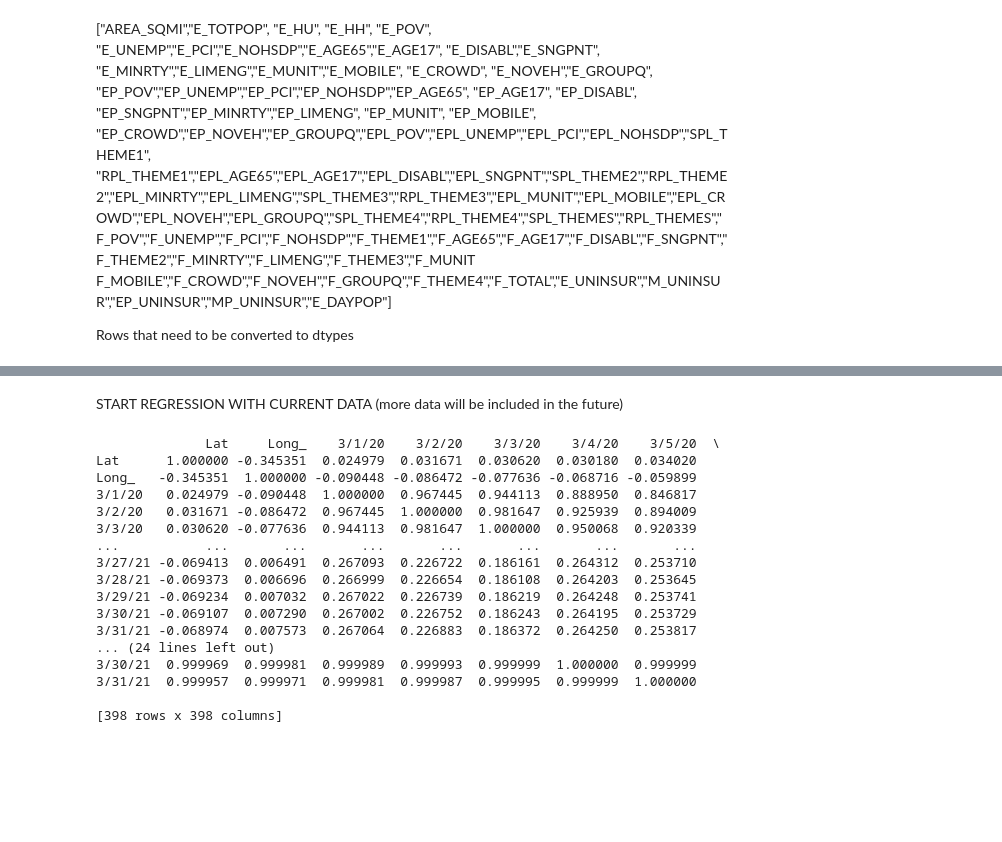
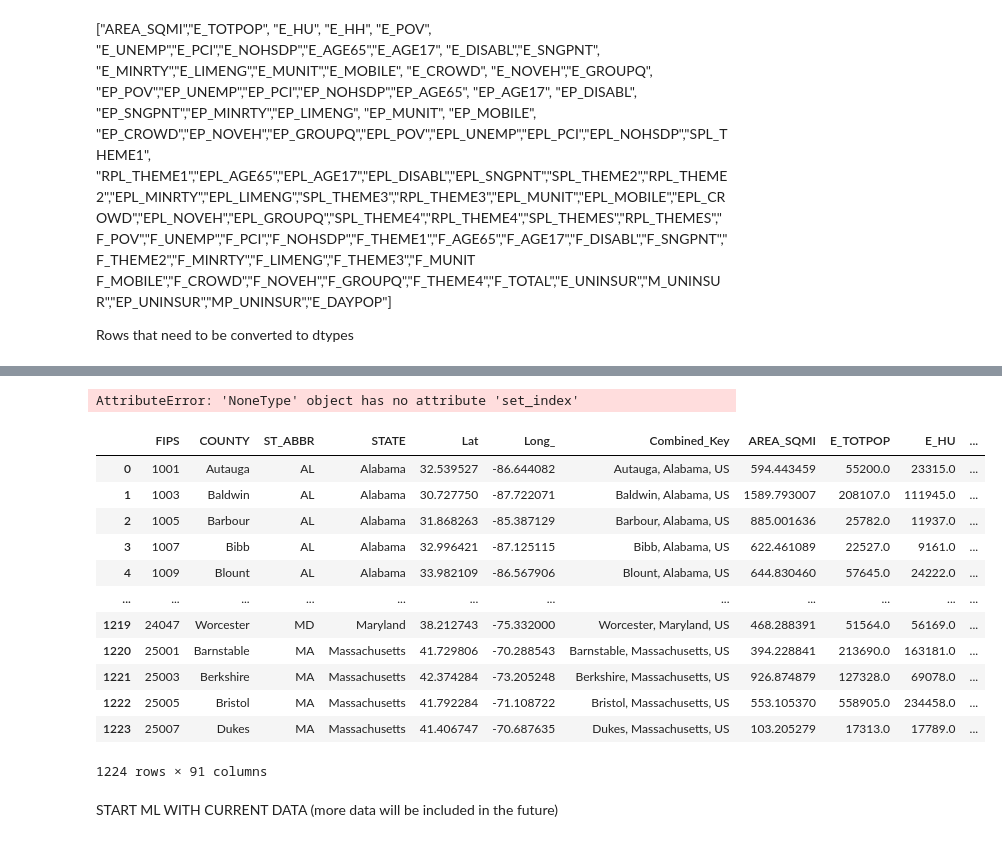
Before and after one commit to sdguerrette/capstone_project, a Jupyter notebook: Deliverable_1/Deliverable_1.ipynb, the cells around one changed output, grey strips where cells are left out. Cells and saved outputs as stored; diff of their text form; code cells hidden in the pictures; blank space fills up the shorter version.

```diff
--- a/Deliverable_1/Deliverable_1.ipynb
+++ b/Deliverable_1/Deliverable_1.ipynb
@@ -156,27 +210,24 @@ SVI_cases_df[["AREA_SQMI","E_TOTPOP", "E_HU", "E_HH", "E_POV", "E_UNEMP","E_PCI"
+# %%
+# make date index
+cases_FIPS_df.set_index("DATE")
+# %% [output]
+AttributeError: 'NoneType' object has no attribute 'set_index'
+# %%
+SVI_FIPS_df = pd.read_csv("resources/merged_data/SVI_data_by_FIPS.csv")
+SVI_FIPS_df
+# %% [output]
+|  | FIPS | COUNTY | ST_ABBR | STATE | Lat | Long_ | Combined_Key | AREA_SQMI | E_TOTPOP | E_HU | ... |
+| 0 | 1001 | Autauga | AL | Alabama | 32.539527 | -86.644082 | Autauga, Alabama, US | 594.443459 | 55200.0 | 23315.0 | ... |
+| 1 | 1003 | Baldwin | AL | Alabama | 30.727750 | -87.722071 | Baldwin, Alabama, US | 1589.793007 | 208107.0 | 111945.0 | ... |
+| 2 | 1005 | Barbour | AL | Alabama | 31.868263 | -85.387129 | Barbour, Alabama, US | 885.001636 | 25782.0 | 11937.0 | ... |
+| 3 | 1007 | Bibb | AL | Alabama | 32.996421 | -87.125115 | Bibb, Alabama, US | 622.461089 | 22527.0 | 9161.0 | ... |
+| 4 | 1009 | Blount | AL | Alabama | 33.982109 | -86.567906 | Blount, Alabama, US | 644.830460 | 57645.0 | 24222.0 | ... |
+| ... | ... | ... | ... | ... | ... | ... | ... | ... | ... | ... | ... |
+| 1219 | 24047 | Worcester | MD | Maryland | 38.212743 | -75.332000 | Worcester, Maryland, US | 468.288391 | 51564.0 | 56169.0 | ... |
+| 1220 | 25001 | Barnstable | MA | Massachusetts | 41.729806 | -70.288543 | Barnstable, Massachusetts, US | 394.228841 | 213690.0 | 163181.0 | ... |
+| 1221 | 25003 | Berkshire | MA | Massachusetts | 42.374284 | -73.205248 | Berkshire, Massachusetts, US | 926.874879 | 127328.0 | 69078.0 | ... |
+| 1222 | 25005 | Bristol | MA | Massachusetts | 41.792284 | -71.108722 | Bristol, Massachusetts, US | 553.105370 | 558905.0 | 234458.0 | ... |
+| 1223 | 25007 | Dukes | MA | Massachusetts | 41.406747 | -70.687635 | Dukes, Massachusetts, US | 103.205279 | 17313.0 | 17789.0 | ... |
+1224 rows × 91 columns
 # %% [markdown]
-START REGRESSION WITH CURRENT DATA (more data will be included in the future)
+START ML WITH CURRENT DATA (more data will be included in the future)
-# %%
-# view correlation tables
-import seaborn as sn
-import matplotlib.pyplot as plt
-
-corrMatrix = SVI_cases_df.corr()
-print (corrMatrix)
-# %% [output]
-              Lat     Long_    3/1/20    3/2/20    3/3/20    3/4/20    3/5/20  \
-Lat      1.000000 -0.345351  0.024979  0.031671  0.030620  0.030180  0.034020
-Long_   -0.345351  1.000000 -0.090448 -0.086472 -0.077636 -0.068716 -0.059899
-3/1/20   0.024979 -0.090448  1.000000  0.967445  0.944113  0.888950  0.846817
-3/2/20   0.031671 -0.086472  0.967445  1.000000  0.981647  0.925939  0.894009
-3/3/20   0.030620 -0.077636  0.944113  0.981647  1.000000  0.950068  0.920339
-...           ...       ...       ...       ...       ...       ...       ...
-3/27/21 -0.069413  0.006491  0.267093  0.226722  0.186161  0.264312  0.253710
-3/28/21 -0.069373  0.006696  0.266999  0.226654  0.186108  0.264203  0.253645
-3/29/21 -0.069234  0.007032  0.267022  0.226739  0.186219  0.264248  0.253741
-3/30/21 -0.069107  0.007290  0.267002  0.226752  0.186243  0.264195  0.253729
-3/31/21 -0.068974  0.007573  0.267064  0.226883  0.186372  0.264250  0.253817
-... (24 lines left out)
-3/30/21  0.999969  0.999981  0.999989  0.999993  0.999999  1.000000  0.999999
-3/31/21  0.999957  0.999971  0.999981  0.999987  0.999995  0.999999  1.000000
-
-[398 rows x 398 columns]
```
Also changed, not shown: parts of 5 cells of this notebook, 8 other files.
